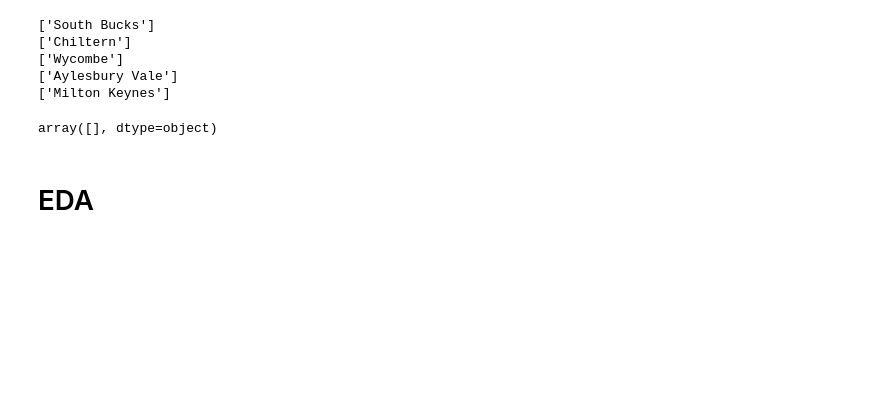
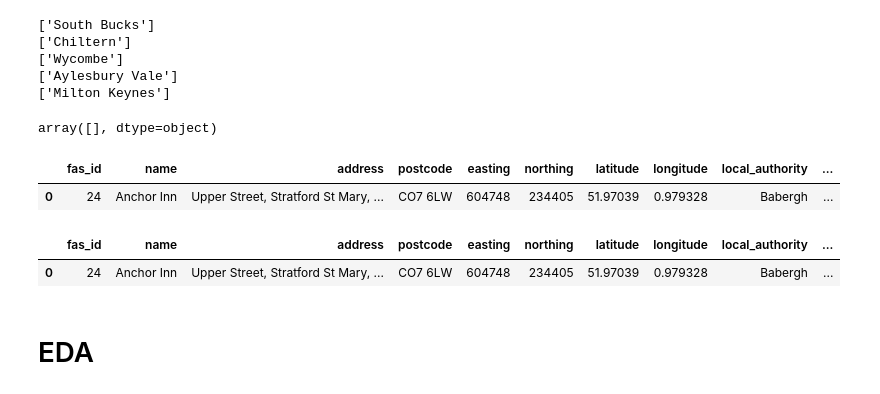
Before and after one commit to com-480-data-visualization/datavis-project-2022-alendro_and_the_aleandros, a Jupyter notebook: EDA.ipynb, the cells around one changed output. Drawn from its saved outputs; the diff is of its cells as text; code cells hidden in the pictures; blank space fills up the shorter version.

Commit message:
Merger of datasets

```diff
--- a/EDA.ipynb
+++ b/EDA.ipynb
@@ -182,3 +184,10 @@ pubs['local_authority'] = pubs['local_authority'].replace(to_replace)
 pubs[~pubs['local_authority'].isin(districts.District.unique())].local_authority.unique()
 # %% [output]
 array([], dtype=object)
+# %%
+pubs = pd.merge(pubs, districts, left_on = 'local_authority', right_on = 'District')
+# %%
+pubs.head(1)
+# %% [output]
+|  | fas_id | name | address | postcode | easting | northing | latitude | longitude | local_authority | ... |
+| 0 | 24 | Anchor Inn | Upper Street, Stratford St Mary, ... | CO7 6LW | 604748 | 234405 | 51.97039 | 0.979328 | Babergh | ... |
@@ -184,0 +196,5 @@ array([], dtype=object)
+# %%
+pubs.head(1)
+# %% [output]
+|  | fas_id | name | address | postcode | easting | northing | latitude | longitude | local_authority | ... |
+| 0 | 24 | Anchor Inn | Upper Street, Stratford St Mary, ... | CO7 6LW | 604748 | 234405 | 51.97039 | 0.979328 | Babergh | ... |
```
Also changed, not shown: parts of 7 cells of this notebook.
